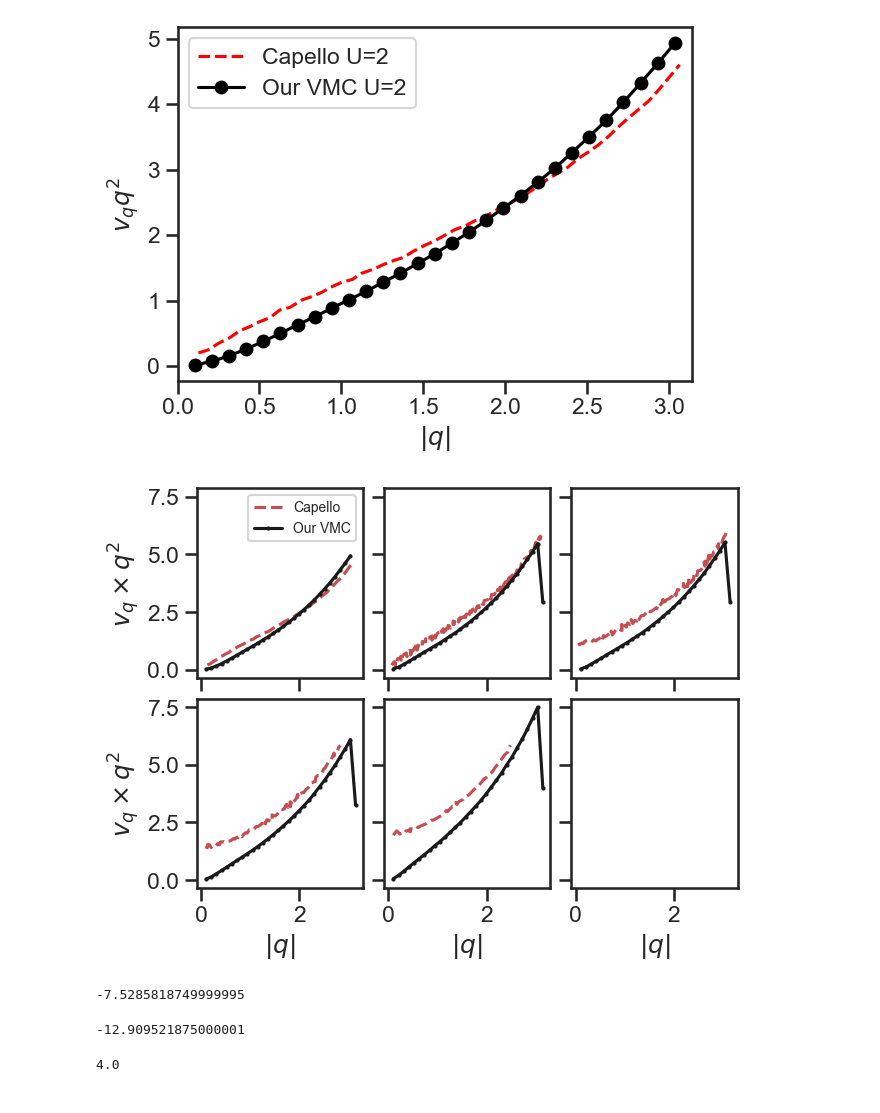
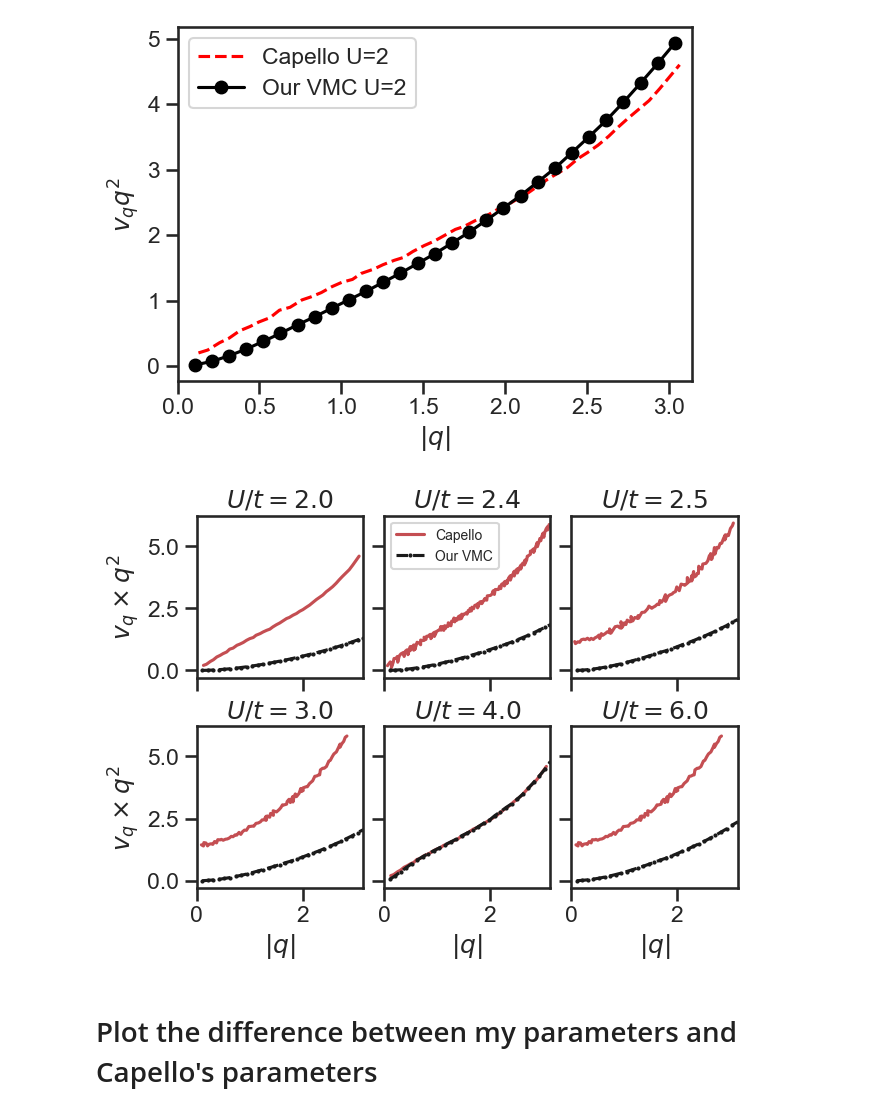
Before and after one commit to wmallah/Bose_Hubbard_VMC, a Jupyter notebook: VMCBoseHubbard/analysis_scripts/benchmark.ipynb, the cells around one changed output. Cells and saved outputs as stored; diff of their text form; code cells hidden in the pictures.

Commit message:
Fixed our real space implementation
Use real space Jastrow potentials in VMC then transform them to momentum space in analysis

```diff
--- a/VMCBoseHubbard/analysis_scripts/benchmark.ipynb
+++ b/VMCBoseHubbard/analysis_scripts/benchmark.ipynb
@@ -733,7 +733,7 @@ def load_capello_data(filepath):
     return q, vq_q2
 
 def load_vmc_vq(filepath):
-    data = np.loadtxt(filepath, comments="#")
+    data = np.loadtxt(filepath, comments="#", ndmin=2)
 
     q = data[:, 0]
     vq = data[:, 1]
@@ -741,9 +741,18 @@ def load_vmc_vq(filepath):
 
     return q, vq, vq_q2
 
+def load_vmc_vr(filepath):
+    data = np.loadtxt(filepath, comments="#", ndmin=2)
+
+    r = data[:, 0].astype(int)
+    vr = data[:, 1]
+
+    return r, vr
+
+
 def plot_vq_comparison(ax, q_vmc, vq_q2_vmc,
-                      q_capello, vq_q2_capello,
-                      U):
+                       q_capello, vq_q2_capello,
+                       U):
 
     ax.plot(q_capello, vq_q2_capello,
             linestyle="--",
@@ -795,48 +804,58 @@ plt.show()
 # %%
 # VMC and Capello U = 2.0 60 sites data
 Capello_q_U2, Capello_vq_q2_U2 = load_capello_data("../data/Capello_v_q_q_squared_vs_q_U_2_site_60.csv")
-VMC_q_U2, VMC_vq_U2, VMC_vq__q2_U2 = load_vmc_vq("../data/C/1D/L60_N60/jastrow/VMC_vq_vs_q_U2.0.dat")
+VMC_q_U2, VMC_vq_U2, VMC_vq__q2_U2 = load_vmc_vq("../data/C/1D/L60_N60/jastrow_realspace/VMC_vq_vs_q_U2.0.dat")
 
 # VMC and Capello U = 2.4 60 sites data
 Capello_q_U2_4, Capello_vq_q2_U2_4 = load_capello_data("../data/Capello_v_q_q_squared_vs_q_U_2.4_site_60.csv")
-VMC_q_U2_4, VMC_vq_U2_4, VMC_vq__q2_U2_4 = load_vmc_vq("../data/C/1D/L60_N60/jastrow/VMC_vq_vs_q_U2.4.dat")
+VMC_q_U2_4, VMC_vq_U2_4, VMC_vq__q2_U2_4 = load_vmc_vq("../data/C/1D/L60_N60/jastrow_realspace/VMC_vq_vs_q_U2.4.dat")
 
 # VMC and Capello U = 2.5 60 sites data
 Capello_q_U2_5, Capello_vq_q2_U2_5 = load_capello_data("../data/Capello_v_q_q_squared_vs_q_U_2.5_site_60.csv")
-VMC_q_U2_5, VMC_vq_U2_5, VMC_vq__q2_U2_5 = load_vmc_vq("../data/C/1D/L60_N60/jastrow/VMC_vq_vs_q_U2.5.dat")\
+VMC_q_U2_5, VMC_vq_U2_5, VMC_vq__q2_U2_5 = load_vmc_vq("../data/C/1D/L60_N60/jastrow_realspace/VMC_vq_vs_q_U2.5.dat")\
 
 # VMC and Capello U = 3.0 60 sites data
 Capello_q_U3, Capello_vq_q2_U3 = load_capello_data("../data/Capello_v_q_q_squared_vs_q_U_3_site_60.csv")
-VMC_q_U3, VMC_vq_U2, VMC_vq__q2_U3 = load_vmc_vq("../data/C/1D/L60_N60/jastrow/VMC_vq_vs_q_U3.0.dat")
+VMC_q_U3, VMC_vq_U3, VMC_vq__q2_U3 = load_vmc_vq("../data/C/1D/L60_N60/jastrow_realspace/VMC_vq_vs_q_U3.0.dat")
 
 # VMC and Capello U = 4.0 60 sites data
 Capello_q_U4, Capello_vq_q2_U4 = load_capello_data("../data/Capello_v_q_q_squared_vs_q_U_4_site_60.csv")
-VMC_q_U4, VMC_vq_U4, VMC_vq__q2_U4 = load_vmc_vq("../data/C/1D/L60_N60/jastrow/VMC_vq_vs_q_U4.0.dat")
+VMC_q_U4, VMC_vq_U4, VMC_vq__q2_U4 = load_vmc_vq("../data/C/1D/L60_N60/jastrow_realspace/VMC_vq_vs_q_U4.0.dat")
 
 # VMC and Capello U = 6.4 60 sites data
 Capello_q_U6, Capello_vq_q2_U6 = load_capello_data("../data/Capello_v_q_q_squared_vs_q_U_6_site_60.csv")
-# VMC_q_U6, VMC_vq_U6, VMC_vq__q2_U6 = load_vmc_vq("../data/C/1D/L60_N60/jastrow/VMC_vq_vs_q_U6.0.dat")
+VMC_q_U6, VMC_vq_U6, VMC_vq__q2_U6 = load_vmc_vq("../data/C/1D/L60_N60/jastrow_realspace/VMC_vq_vs_q_U6.0.dat")
 
 
 fig, ax = plt.subplots(2,3, sharex=True, sharey=True, constrained_layout=True)
-ax[0][0].plot(Capello_q_U2, Capello_vq_q2_U2, c='r', linestyle='--', label="Capello")
-ax[0][0].plot(VMC_q_U2, VMC_vq__q2_U2, marker='o', linestyle='-', c='k', label="Our VMC", markersize=2)
-ax[0][1].plot(Capello_q_U2_4, Capello_vq_q2_U2_4, c='r', linestyle='--', label="Capello")
-ax[0][1].plot(VMC_q_U2_4, VMC_vq__q2_U2_4, marker='o', linestyle='-', c='k', label="Our VMC", markersize=2)
-ax[0][2].plot(Capello_q_U2_5, Capello_vq_q2_U2_5, c='r', linestyle='--', label="Capello")
-ax[0][2].plot(VMC_q_U2_5, VMC_vq__q2_U2_5, marker='o', linestyle='-', c='k', label="Our VMC", markersize=2)
-ax[1][0].plot(Capello_q_U3, Capello_vq_q2_U3, c='r', linestyle='--', label="Capello")
-ax[1][0].plot(VMC_q_U3, VMC_vq__q2_U3, marker='o', linestyle='-', c='k', label="Our VMC", markersize=2)
-ax[1][1].plot(Capello_q_U4, Capello_vq_q2_U4, c='r', linestyle='--', label="Capello")
-ax[1][1].plot(VMC_q_U4, VMC_vq__q2_U4, marker='o', linestyle='-', c='k', label="Our VMC", markersize=2)
+ax[0][0].plot(Capello_q_U2, Capello_vq_q2_U2, c='r', linestyle='-', label="Capello")
+ax[0][0].plot(VMC_q_U2, VMC_vq__q2_U2, marker='o', linestyle='--', c='k', label="Our VMC", markersize=2)
+ax[0][0].set_title(r"$U/t=2.0$")
+ax[0][1].plot(Capello_q_U2_4, Capello_vq_q2_U2_4, c='r', linestyle='-', label="Capello")
+ax[0][1].plot(VMC_q_U2_4, VMC_vq__q2_U2_4, marker='o', linestyle='--', c='k', label="Our VMC", markersize=2)
+ax[0][1].set_title(r"$U/t=2.4$")
+ax[0][2].plot(Capello_q_U2_5, Capello_vq_q2_U2_5, c='r', linestyle='-', label="Capello")
+ax[0][2].plot(VMC_q_U2_5, VMC_vq__q2_U2_5, marker='o', linestyle='--', c='k', label="Our VMC", markersize=2)
+ax[0][2].set_title(r"$U/t=2.5$")
+ax[1][0].plot(Capello_q_U3, Capello_vq_q2_U3, c='r', linestyle='-', label="Capello")
+ax[1][0].plot(VMC_q_U3, VMC_vq__q2_U3, marker='o', linestyle='--', c='k', label="Our VMC", markersize=2)
+ax[1][0].set_title(r"$U/t=3.0$")
+ax[1][1].plot(Capello_q_U2, Capello_vq_q2_U2, c='r', linestyle='-', label="Capello")
+ax[1][1].plot(VMC_q_U4, VMC_vq__q2_U4, marker='o', linestyle='--', c='k', label="Our VMC", markersize=2)
+ax[1][1].set_title(r"$U/t=4.0$")
+ax[1][2].plot(Capello_q_U3, Capello_vq_q2_U3, c='r', linestyle='-', label="Capello")
+ax[1][2].plot(VMC_q_U6, VMC_vq__q2_U6, marker='o', linestyle='--', c='k', label="Our VMC", markersize=2)
+ax[1][2].set_title(r"$U/t=6.0$")
 ax[1][0].set_xlabel(r"$|q|$")
 ax[1][1].set_xlabel(r"$|q|$")
 ax[1][2].set_xlabel(r"$|q|$")
 ax[0][0].set_ylabel(r"$v_q \times q^2$")
 ax[1][0].set_ylabel(r"$v_q \times q^2$")
 # ax[0][0].set_xlim(0, np.pi)
-ax[0][0].legend(loc="best", fontsize=10)
+ax[0][1].legend(loc="best", fontsize=10)
+plt.xlim(0, np.pi)
+# plt.ylim(0, 6)
 plt.savefig(r"./figures/Capello_comparison/60_particles_60_sites_comparison.pdf", dpi=600)
 plt.show()
 # %% [output]
-[figure, old version]
+[figure, new version]
@@ -850,12 +862,2 @@ U = np.average(U)
-# %%
-E
-# %% [output]
--7.5285818749999995
-# %%
-K
-# %% [output]
--12.909521875000001
-# %%
-U
-# %% [output]
-4.0
+# %% [markdown]
+# Plot the difference between my parameters and Capello's parameters
```
Also changed, not shown: parts of 13 cells of this notebook, 14 other files.
